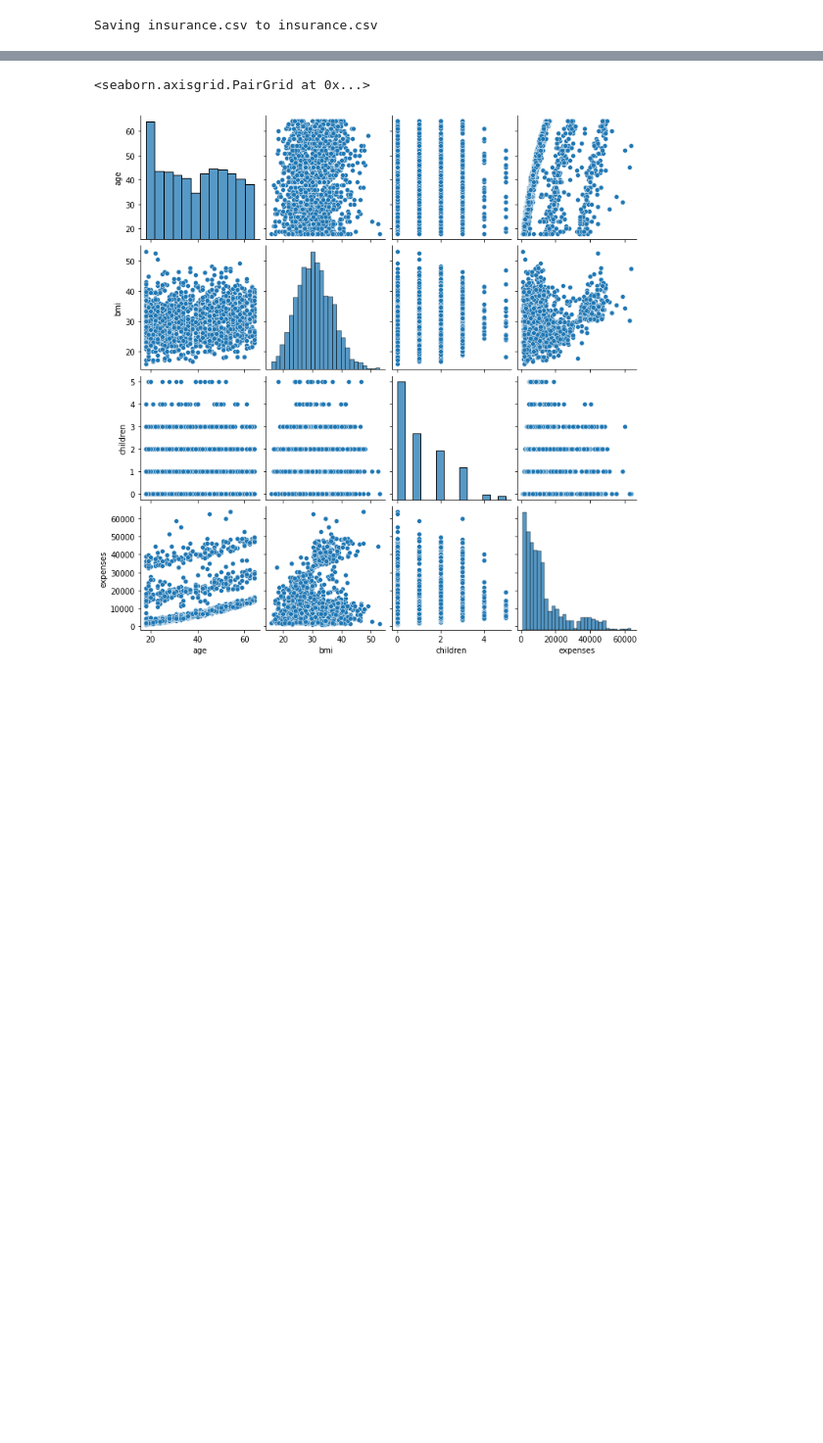
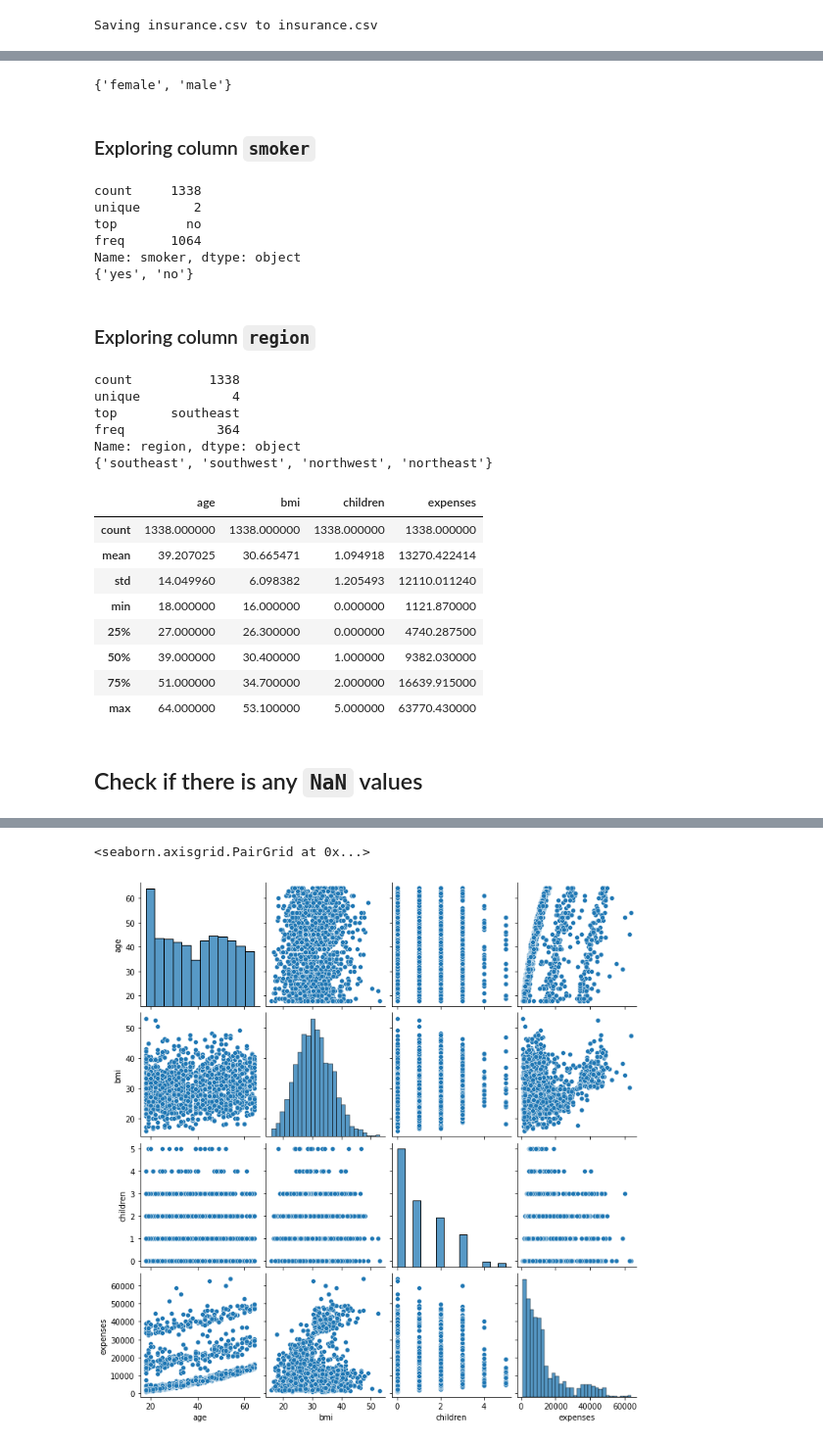
Before and after one commit to CubeVic/Machine_Learning, a Jupyter notebook: [FreeCodeCamp][004]Predict_health_costs_with_regression.ipynb, the cells around one changed output, grey strips where cells are left out. Shown at 98% size. Saved outputs shown, nothing was run; the diff lists cells and outputs as text; code cells hidden in the pictures; blank space fills up the shorter version.

```diff
--- a/[FreeCodeCamp][004]Predict_health_costs_with_regression.ipynb
+++ b/[FreeCodeCamp][004]Predict_health_costs_with_regression.ipynb
@@ -62,0 +93,42 @@ dataset = pd.read_csv(io.BytesIO(uploaded['insurance.csv']))
+# %%
+set(dataset['sex'].values)
+# %% [output]
+{'female', 'male'}
+# %% [markdown]
+### Exploring column `smoker`
+# %%
+print(dataset['smoker'].describe())
+print(set(dataset['smoker'].values))
+# %% [output]
+count     1338
+unique       2
+top         no
+freq      1064
+Name: smoker, dtype: object
+{'yes', 'no'}
+# %% [markdown]
+### Exploring column `region`
+# %%
+print(dataset['region'].describe())
+print(set(dataset['region'].values))
+# %% [output]
+count          1338
+unique            4
+top       southeast
+freq            364
+Name: region, dtype: object
+{'southeast', 'southwest', 'northwest', 'northeast'}
+# %%
+dataset.describe()
+# %% [output]
+|  | age | bmi | children | expenses |
+| count | 1338.000000 | 1338.000000 | 1338.000000 | 1338.000000 |
+| mean | 39.207025 | 30.665471 | 1.094918 | 13270.422414 |
+| std | 14.049960 | 6.098382 | 1.205493 | 12110.011240 |
+| min | 18.000000 | 16.000000 | 0.000000 | 1121.870000 |
+| 25% | 27.000000 | 26.300000 | 0.000000 | 4740.287500 |
+| 50% | 39.000000 | 30.400000 | 1.000000 | 9382.030000 |
+| 75% | 51.000000 | 34.700000 | 2.000000 | 16639.915000 |
+| max | 64.000000 | 53.100000 | 5.000000 | 63770.430000 |
+# %% [markdown]
+## Check if there is any `NaN` values
```
Also changed, not shown: parts of 32 cells of this notebook.
